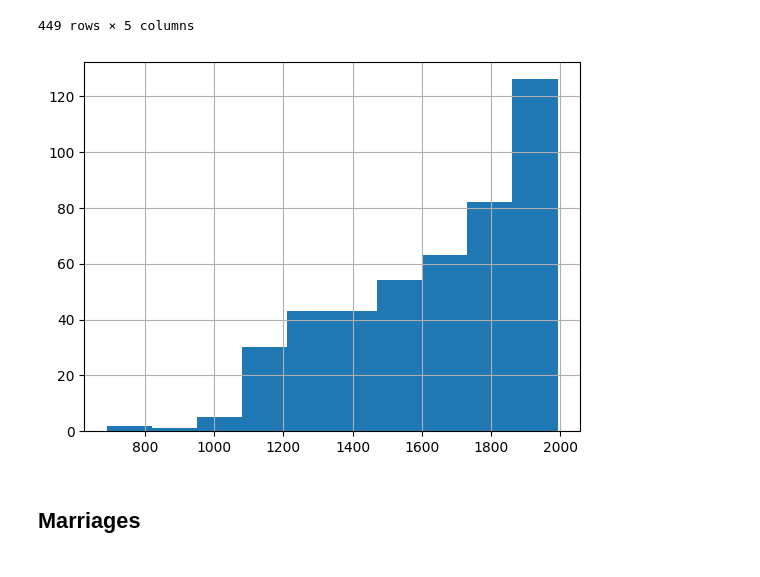
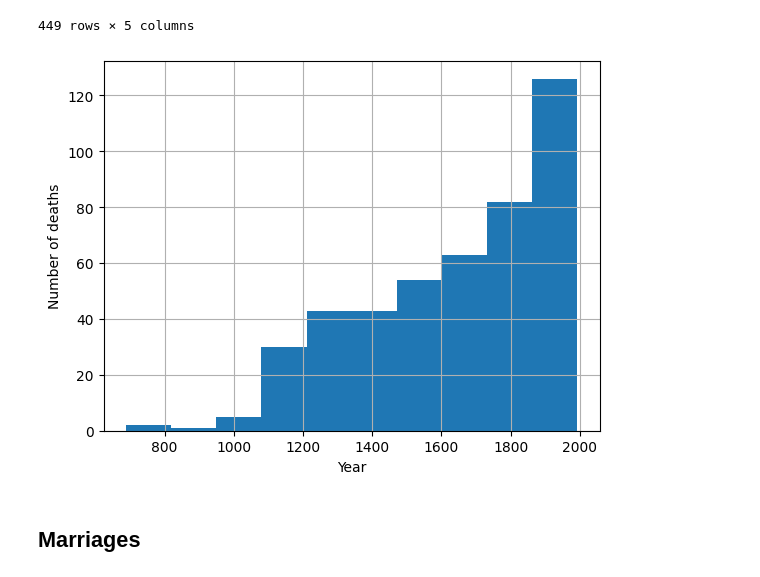
Before and after one commit to joehowells/timeline-gedcom, a Jupyter notebook: 2_make_cards.ipynb, the cells around one changed output. Cells and saved outputs as stored; diff of their text form; code cells hidden in the pictures.

```diff
--- a/2_make_cards.ipynb
+++ b/2_make_cards.ipynb
@@ -87,9 +101,14 @@ df_death
 | 448 | @I2997@ | DEAT | 1940 | Nr Cassel,France | Ronald /Cartland/ dies in Nr Cass... |
 449 rows × 5 columns
 # %%
-df_death.year.hist();
+fig, ax = plt.subplots()
+
+ax.set_xlabel("Year")
+ax.set_ylabel("Number of deaths")
+
+df_death.year.hist(ax=ax);
 # %% [output]
-[figure, old version]
+[figure, new version]
 # %% [markdown]
 ## Marriages
 # %%
```
Also changed, not shown: parts of 8 cells of this notebook.
